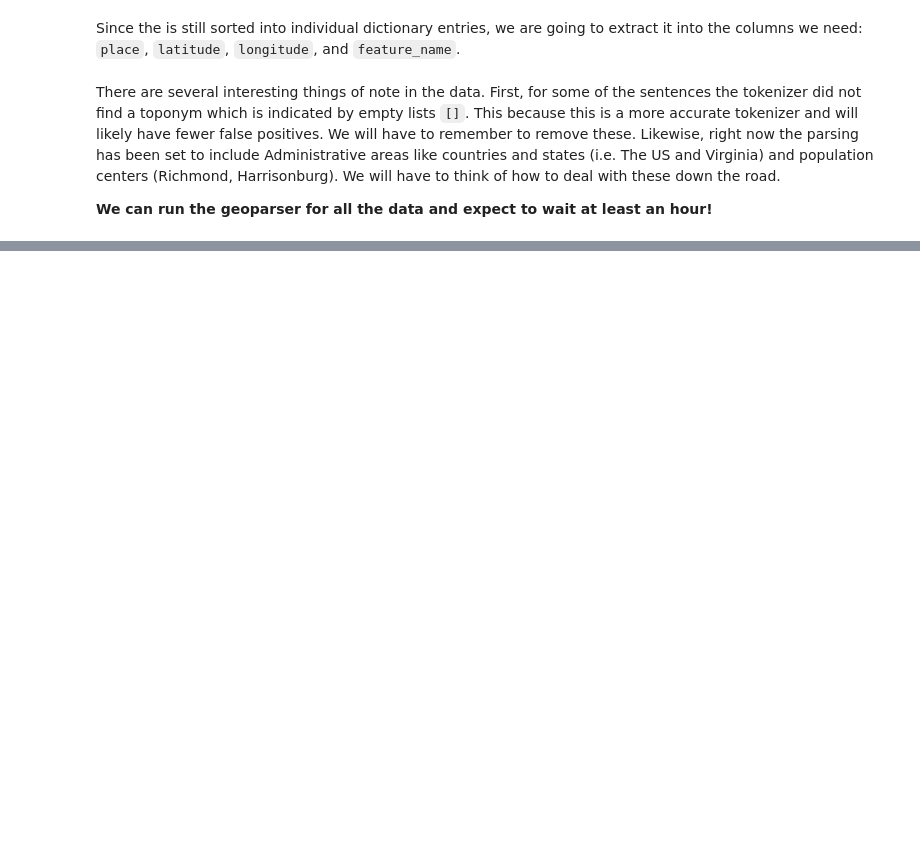
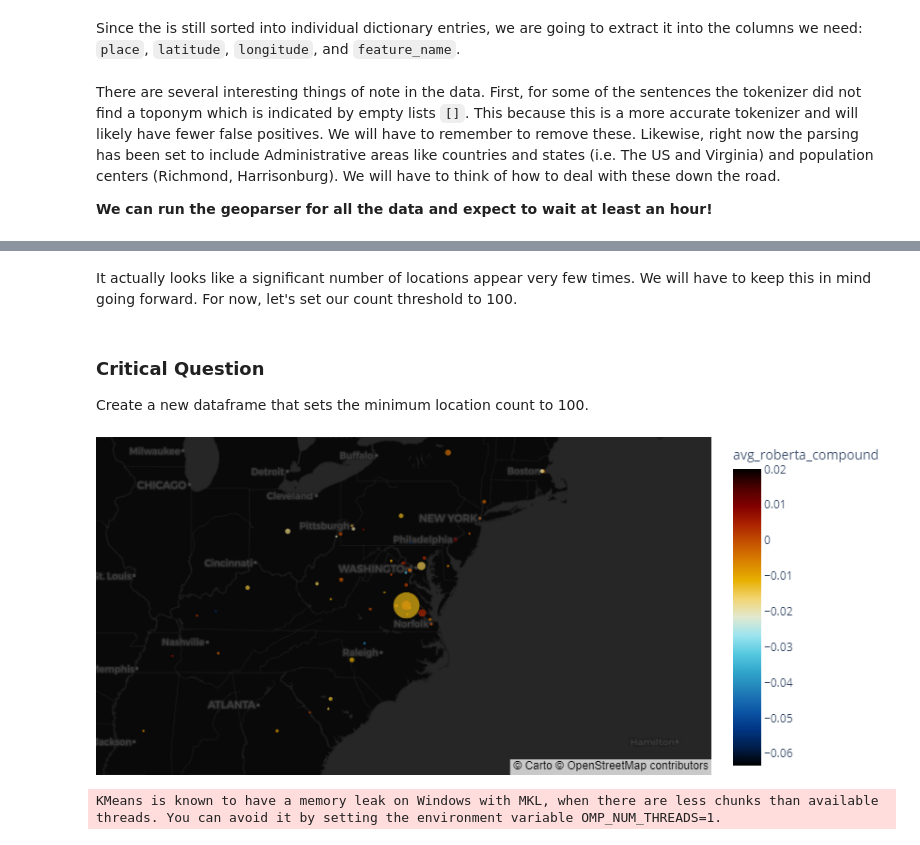
Before and after one commit to joostburgers/python_lessons, a Jupyter notebook: lesson_5/lesson_5_geoparsing_mapping.ipynb, the cells around one changed output, grey strips where cells are left out. Saved outputs shown, nothing was run; the diff lists cells and outputs as text; code cells hidden in the pictures; blank space fills up the shorter version.

```diff
--- a/lesson_5/lesson_5_geoparsing_mapping.ipynb
+++ b/lesson_5/lesson_5_geoparsing_mapping.ipynb
@@ -298,0 +389,42 @@ fig.show()
+# %% [markdown]
+It actually looks like a significant number of locations appear very few times. We will have to keep this in mind going forward. For now, let's set our count threshold to 100.
+# %% [markdown]
+### Critical Question
+
+Create a new dataframe that sets the minimum location count to 100.
+# %%
+df_geolocations_sentiments_small = df_geolocations_sentiments[df_geolocations_sentiments.location_count>99]
+# %%
+# Create the map using plotly.express
+fig = px.scatter_mapbox(
+    df_geolocations_sentiments_small,  #put your dataframe here
+    lat="latitude",               # Latitude column
+    lon="longitude",              # Longitude column
+    size="location_count",        # Bubble size based on location count
+    color="avg_roberta_compound",      # Color based on sentiment score
+    color_continuous_scale=px.colors.cyclical.IceFire,  # Use IceFire scale (blue to red)
+    size_max=20,                  # Maximum size of the bubbles
+    center={"lat": 37.5246322, "lon": -77.5758331},
+    zoom=4                        # Adjust zoom level for better visibility
+)
+
+# Update the layout to use the default map style (which doesn't need a token)
+fig.update_layout(
+    mapbox_style="carto-darkmatter",  # No token needed for this style
+    margin={"r":0,"t":0,"l":0,"b":0}  # Remove margins for a cleaner view
+)
+
+
+
+fig.show()
+# %% [output]
+[figure, added]
+# %%
+import mapclassify as mc #you may get an error. If so install mapclassify with pip install mapclassify
+
+jenks_breaks = mc.NaturalBreaks(y=df_geolocations_sentiments_small['location_count'], k=5)
+
+# Create a new column 'location_count_bucket' for the classified values
+df_geolocations_sentiments_small.loc[:,'location_count_bucket'] = jenks_breaks.find_bin(df_geolocations_sentiments_small['location_count'])+1
+# %% [output]
+KMeans is known to have a memory leak on Windows with MKL, when there are less chunks than available threads. You can avoid it by setting the environment variable OMP_NUM_THREADS=1.
```
Also changed, not shown: parts of 50 cells of this notebook, 3 other files.
